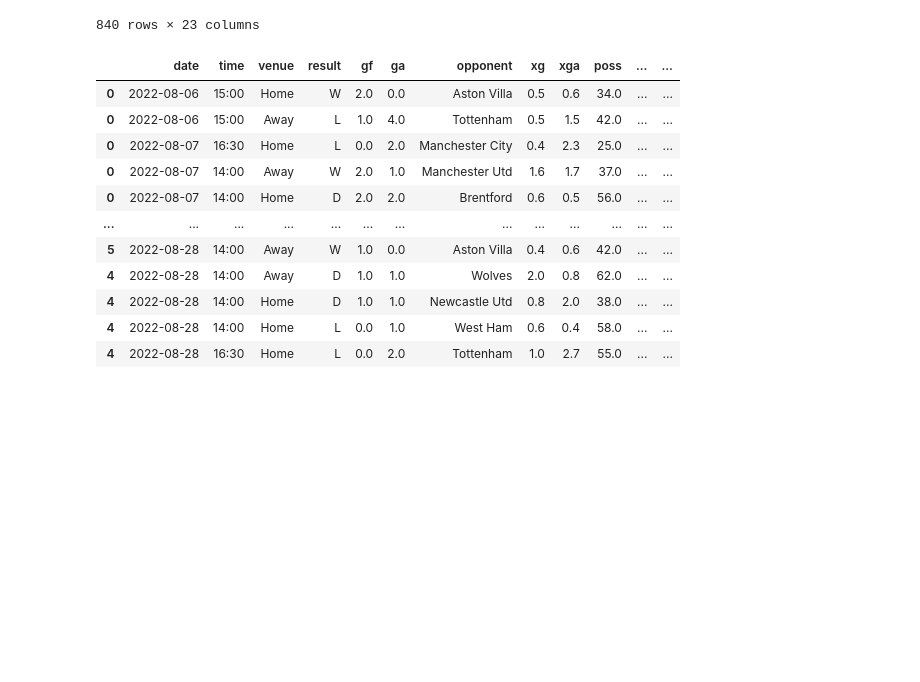
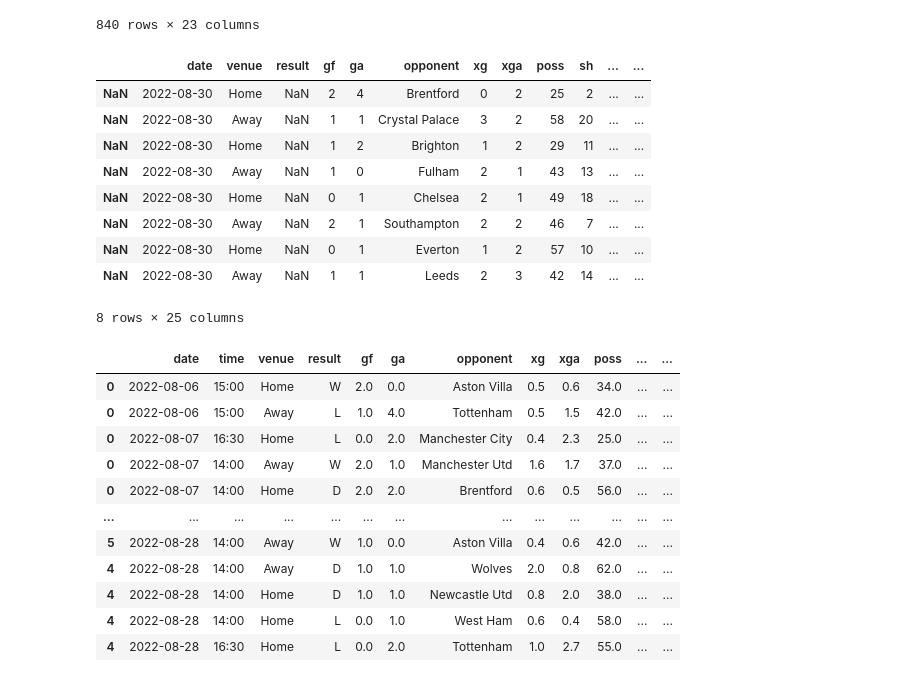
Before and after one commit to Miserry/dataQuest-DataAnalysis-Exercising, a Jupyter notebook: Predict PL matches.ipynb, the cells around one changed output. Saved outputs shown, nothing was run; the diff lists cells and outputs as text; code cells hidden in the pictures; blank space fills up the shorter version.

```diff
--- a/Predict PL matches.ipynb
+++ b/Predict PL matches.ipynb
@@ -28,18 +46,22 @@ matches = matches.sort_values(by='date')
 # %%
 #Creating numeric values for Home and Away, so that machine can learn from it.
 matches['venue_c'] = matches['venue'].astype('category').cat.codes
+next_matches['venue_c'] = next_matches['venue'].astype('category').cat.codes
 # %%
 #Creating unique code for each opponent squad.
 matches['opp_c'] = matches['opponent'].astype('category').cat.codes
+next_matches['opp_c'] = next_matches['opponent'].astype('category').cat.codes
 # %%
 #Creating a normalized hour time.
 matches['hour'] = matches['time'].str.replace(":.+", "", regex=True).astype("int")
 # %%
 #Monday = 0, Tuesday = 1, etc.
 matches['day_c'] = matches['date'].dt.dayofweek
+next_matches['day_c'] = next_matches['date'].dt.dayofweek
 # %%
 #Setting up target to predict. (Wether the team won or not). Win = 1, Loss or Draw = 0.
 matches['target'] = (matches['result'] == "W").astype("int")
+next_matches['target'] = (next_matches['result'] == "W").astype("int")
 # %%
 matches = matches.drop(columns=['round', 'day', 'comp', 'attendance', 'captain', 'formation', 'referee', 'match report', 'notes'])
 # %%
@@ -58,6 +80,19 @@ matches
 | 4 | 2022-08-28 | 14:00 | Home | L | 0.0 | 1.0 | West Ham | 0.6 | 0.4 | 58.0 | ... | ... |
 | 4 | 2022-08-28 | 16:30 | Home | L | 0.0 | 2.0 | Tottenham | 1.0 | 2.7 | 55.0 | ... | ... |
 840 rows × 23 columns
+# %%
+next_matches
+# %% [output]
+|  | date | venue | result | gf | ga | opponent | xg | xga | poss | sh | ... | ... |
+| NaN | 2022-08-30 | Home | NaN | 2 | 4 | Brentford | 0 | 2 | 25 | 2 | ... | ... |
+| NaN | 2022-08-30 | Away | NaN | 1 | 1 | Crystal Palace | 3 | 2 | 58 | 20 | ... | ... |
+| NaN | 2022-08-30 | Home | NaN | 1 | 2 | Brighton | 1 | 2 | 29 | 11 | ... | ... |
+| NaN | 2022-08-30 | Away | NaN | 1 | 0 | Fulham | 2 | 1 | 43 | 13 | ... | ... |
+| NaN | 2022-08-30 | Home | NaN | 0 | 1 | Chelsea | 2 | 1 | 49 | 18 | ... | ... |
+| NaN | 2022-08-30 | Away | NaN | 2 | 1 | Southampton | 2 | 2 | 46 | 7 | ... | ... |
+| NaN | 2022-08-30 | Home | NaN | 0 | 1 | Everton | 1 | 2 | 57 | 10 | ... | ... |
+| NaN | 2022-08-30 | Away | NaN | 1 | 1 | Leeds | 2 | 3 | 42 | 14 | ... | ... |
+8 rows × 25 columns
 # %%
 rf = RandomForestClassifier(n_estimators=50, min_samples_split=10, random_state=1)
 # %%
```
Also changed, not shown: parts of 20 cells of this notebook.
